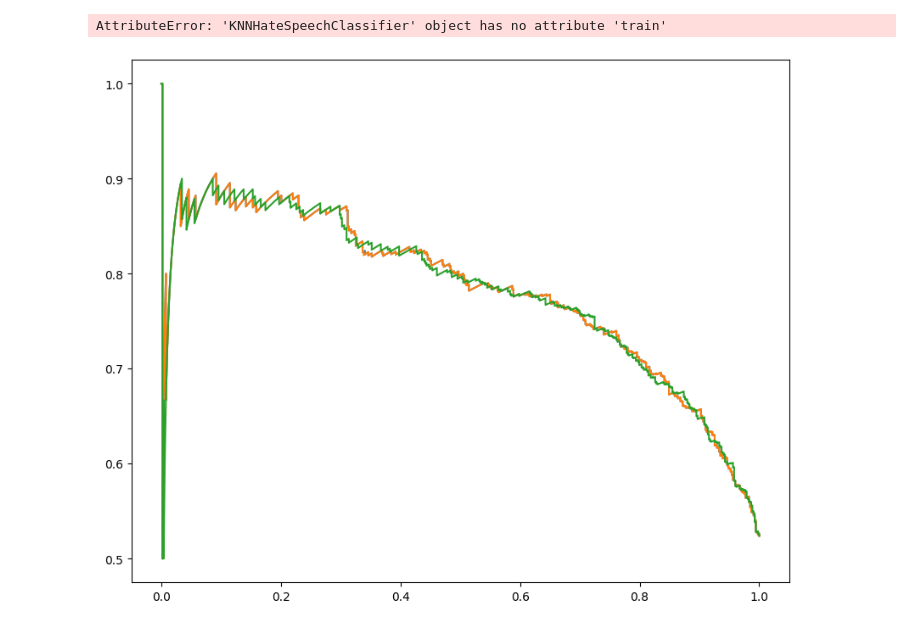
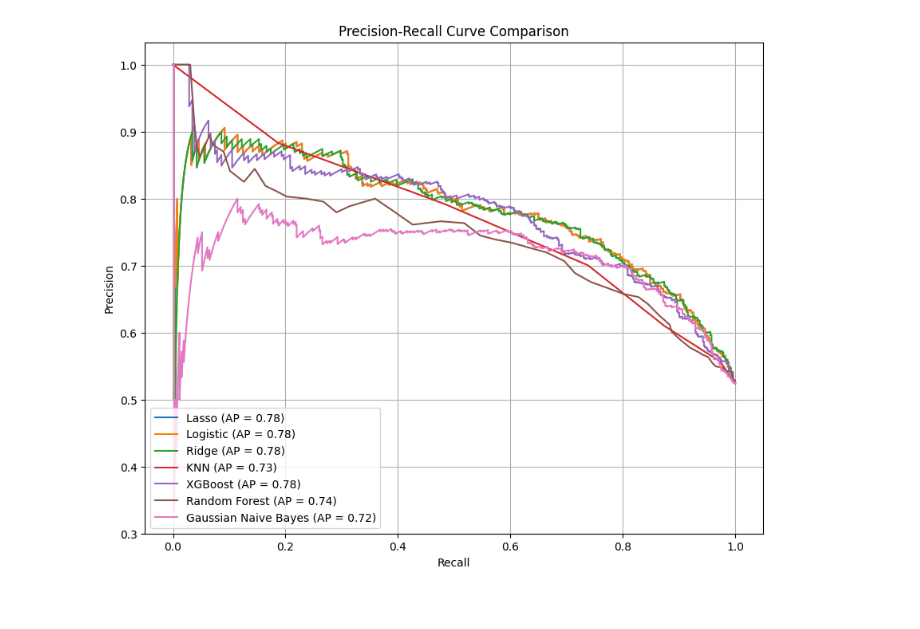
Before and after one commit to Vighnesh-Avadhanam/Hate-Speech-Classification, a Jupyter notebook: code/pr_curve.ipynb, the cells around one changed output. Saved outputs shown, nothing was run; the diff lists cells and outputs as text; code cells hidden in the pictures.

Commit message:
PR Curve

```diff
--- a/code/pr_curve.ipynb
+++ b/code/pr_curve.ipynb
@@ -19,27 +23,30 @@ models = [
     ("Ridge", RidgeHateSpeech()),
     ("KNN", KNNHateSpeechClassifier()),
     ("XGBoost", HateSpeechXGBClassifier()),
-    ("Random Forest", HateSpeechRFClassifier())
+    ("Random Forest", HateSpeechRFClassifier()),
+    ("Gaussian Naive Bayes", NBHateSpeechClassifier())
 ]
 # %%
 plt.figure(figsize=(10, 8))
 
 for name, model in models:
     model.train(X_train, y_train)
     proba = model.predict_proba(X_test)
+
     if isinstance(proba, pd.Series):
         proba = proba.values
+    elif proba.ndim > 1:
+        proba = proba[:, 1]
 
     precision, recall, _ = precision_recall_curve(y_test, proba)
     ap_score = average_precision_score(y_test, proba)
     plt.plot(recall, precision, label=f"{name} (AP = {ap_score:.2f})")
 
 plt.xlabel("Recall")
 plt.ylabel("Precision")
 plt.title("Precision-Recall Curve Comparison")
 plt.legend(loc="lower left")
 plt.grid(True)
 plt.show()
 # %% [output]
-AttributeError: 'KNNHateSpeechClassifier' object has no attribute 'train'
-[figure, old version]
+[figure, new version]
```
Also changed, not shown: parts of 1 cell of this notebook.
